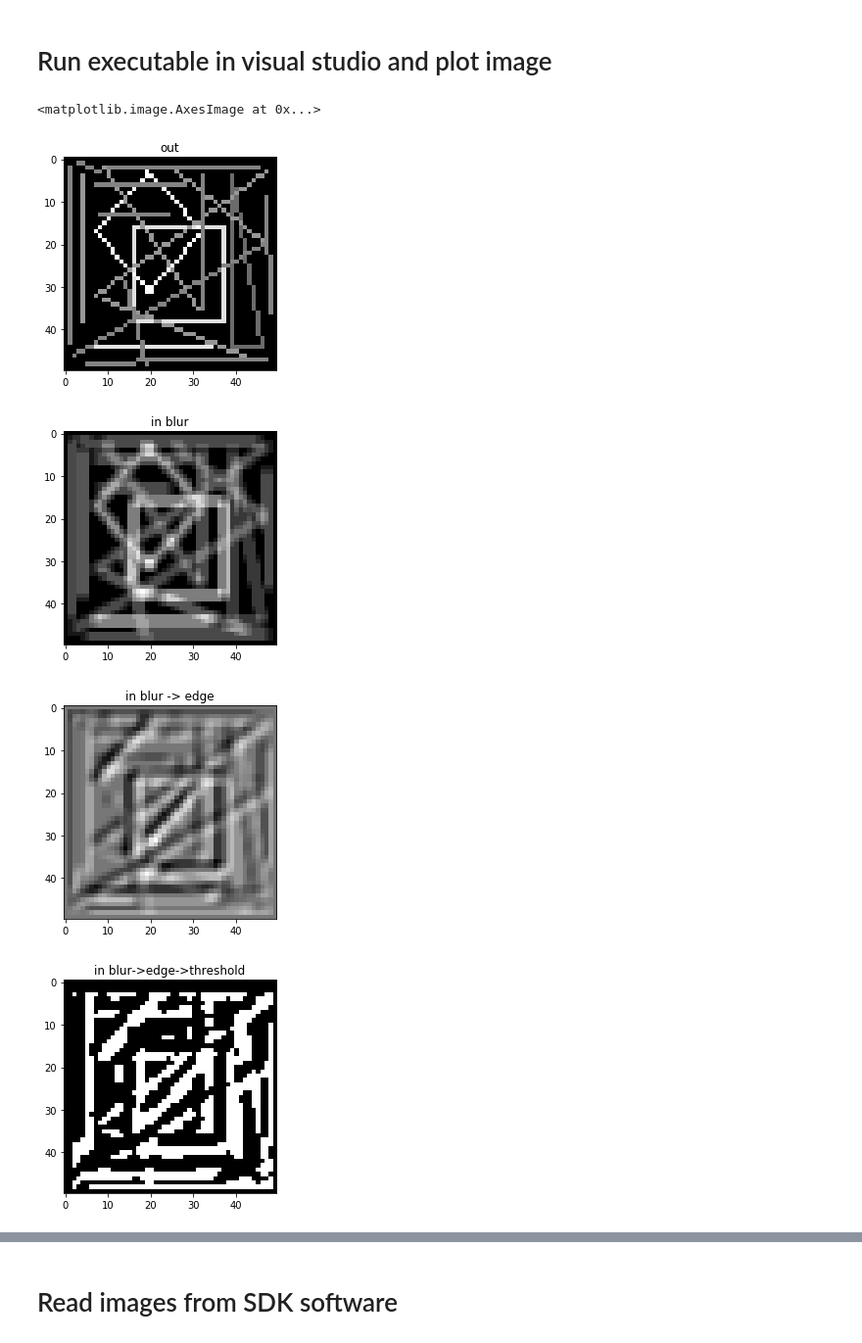
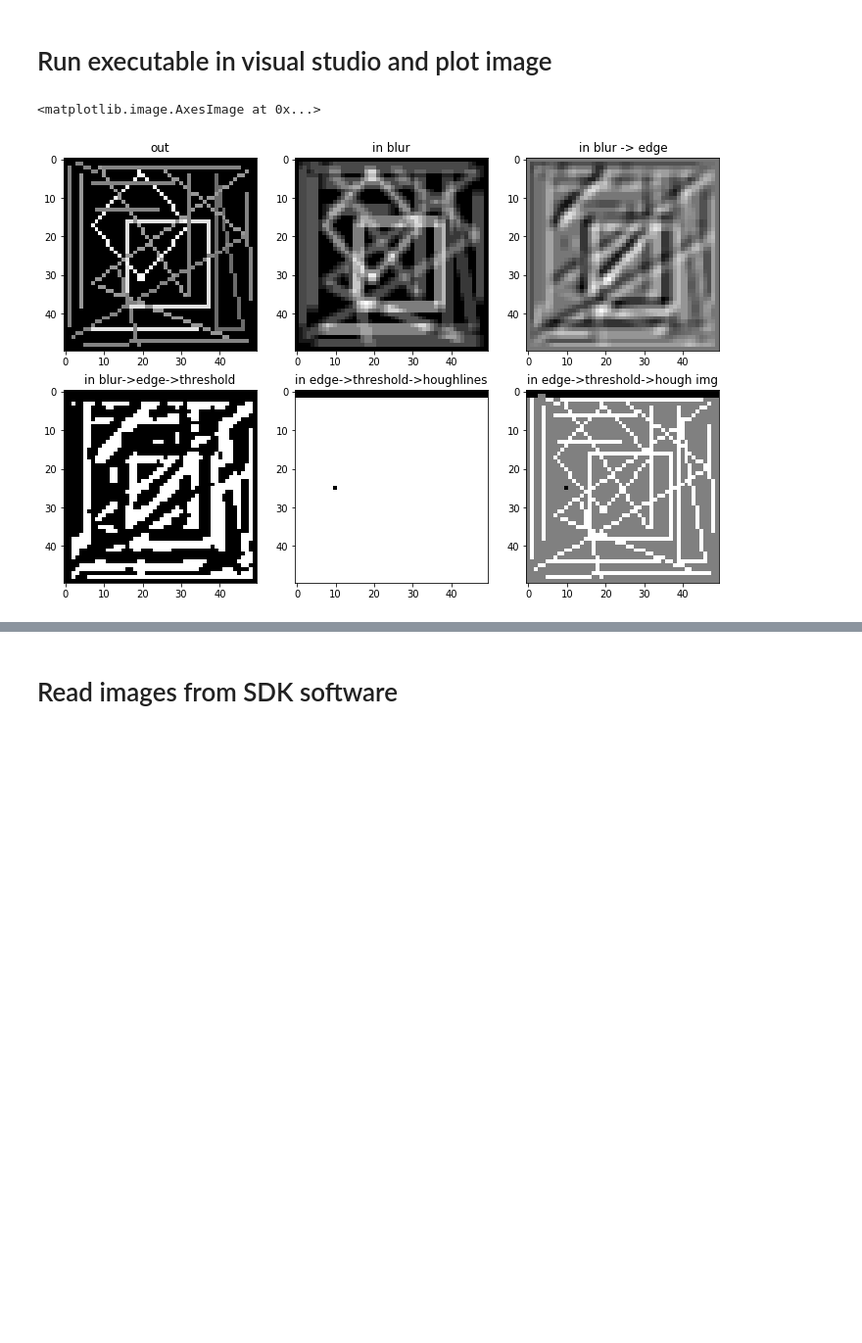
Before and after one commit to GuidoBallabio/embeddedPython, a Jupyter notebook: read_img_from_file.ipynb, the cells around one changed output, grey strips where cells are left out. Shown: that part at 98% size. Cells and saved outputs as stored; diff of their text form; code cells hidden in the pictures; blank space fills up the shorter version.

```diff
--- a/read_img_from_file.ipynb
+++ b/read_img_from_file.ipynb
@@ -16,11 +14,6 @@ plt.imshow(img_data,cmap="gray")
 # %% [markdown]
 # Run executable in visual studio and plot image
 # %%
-import scipy.misc
-import struct
-import os
-rows = 50
-cols = 50
 baseDir = "./zybo/build/Debug/"
 data_type = "int16"
 struct_type = "@H"
@@ -44,35 +37,34 @@ plt.imshow(data.reshape(rows,-1),cmap="gray")
 
 import subprocess
 programPath = os.path.join(baseDir,"main.exe")
 subprocess.call([programPath])
 
 ax = plt.subplot(2,3,2)
 ax.set_title("in blur")
 inp = np.fromfile("out_file_blur",dtype=data_type)
 plt.imshow(inp.reshape(rows,cols),cmap="gray")
 
 ax = plt.subplot(2,3,3)
 ax.set_title("in blur -> edge")
 inp = np.fromfile("out_file_blur_edge",dtype=data_type)
 plt.imshow(inp.reshape(rows,cols),cmap="gray")
 
 ax = plt.subplot(2,3,4)
 ax.set_title("in blur->edge->threshold")
 inp = np.fromfile("out_file_threshold",dtype=data_type)
 plt.imshow(inp.reshape(rows,cols),cmap="gray")
 
 ax = plt.subplot(2,3,5)
 ax.set_title("in edge->threshold->houghlines")
 inp = np.fromfile("out_file_hough_lines",dtype=data_type)
 plt.imshow(inp.reshape(rows,cols),cmap="gray")
 
-ax = plt.subplot(2,3,5)
+ax = plt.subplot(2,3,6)
 ax.set_title("in edge->threshold->hough img")
 inp = np.fromfile("out_file_hough_img",dtype=data_type)
 plt.imshow(inp.reshape(rows,cols),cmap="gray")
+
+# plt.savefig("PC_swtest.pdf")
 # %% [output]
 <matplotlib.image.AxesImage at 0x...>
-[figure, old version]
+[figure, new version]
-[figure, removed]
-[figure, removed]
-[figure, removed]
```
Also changed, not shown: parts of 6 cells of this notebook, 10 other files.
